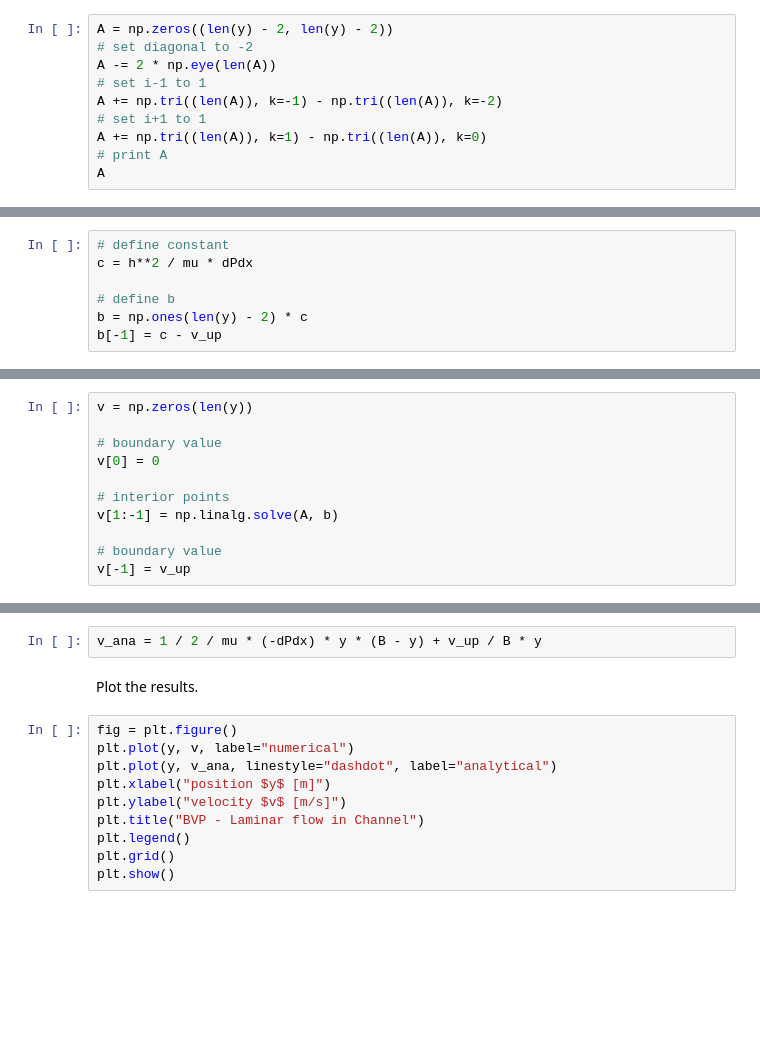
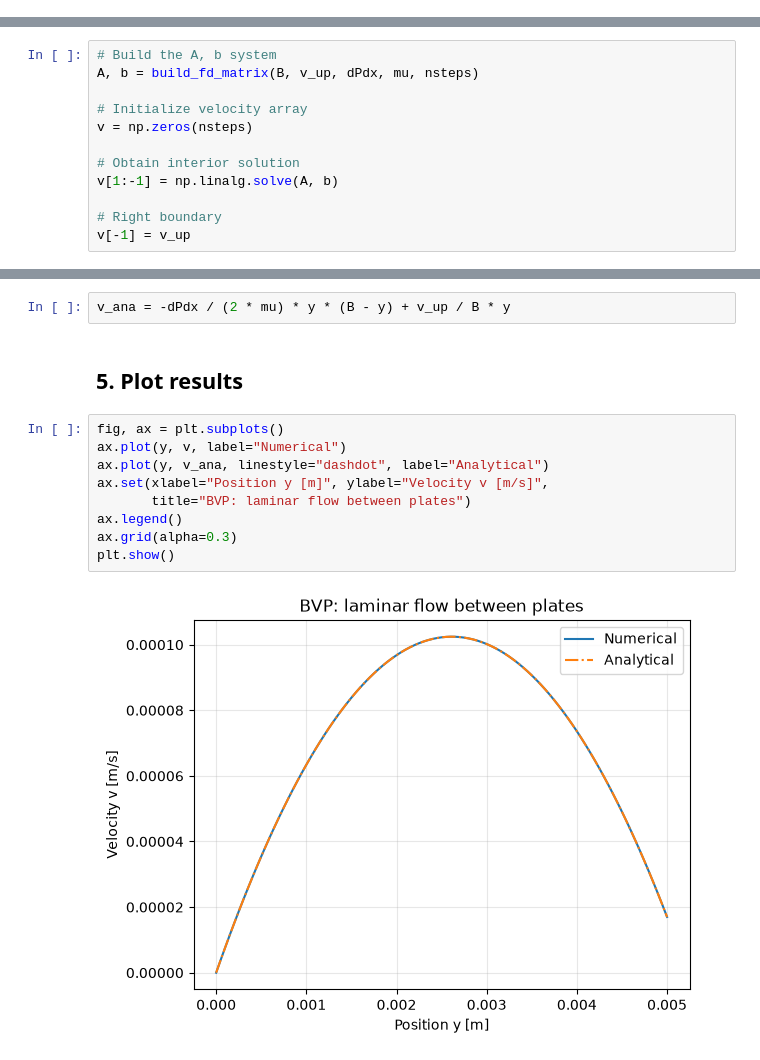
Before and after one commit to process-intelligence-research/computational_practicum_lecture_coding, a Jupyter notebook: q1_lecture_6/00_finite_difference_BVP.ipynb, the cells around one changed output, grey strips where cells are left out. Drawn from its saved outputs; the diff is of its cells as text; blank space fills up the shorter version.

```diff
--- a/q1_lecture_6/00_finite_difference_BVP.ipynb
+++ b/q1_lecture_6/00_finite_difference_BVP.ipynb
@@ -68,10 +30,0 @@ Define left hand-side matrix $A$.
-# %%
-A = np.zeros((len(y) - 2, len(y) - 2))
-# set diagonal to -2
-A -= 2 * np.eye(len(A))
-# set i-1 to 1
-A += np.tri((len(A)), k=-1) - np.tri((len(A)), k=-2)
-# set i+1 to 1
-A += np.tri((len(A)), k=1) - np.tri((len(A)), k=0)
-# print A
-A
@@ -80,7 +30,0 @@ Define right hand-side vector $b$.
-# %%
-# define constant
-c = h**2 / mu * dPdx
-
-# define b
-b = np.ones(len(y) - 2) * c
-b[-1] = c - v_up
@@ -89,11 +78,12 @@ Solve linear equation system.
 # %%
-v = np.zeros(len(y))
+# Build the A, b system
+A, b = build_fd_matrix(B, v_up, dPdx, mu, nsteps)
 
-# boundary value
-v[0] = 0
+# Initialize velocity array
+v = np.zeros(nsteps)
 
-# interior points
+# Obtain interior solution
 v[1:-1] = np.linalg.solve(A, b)
 
-# boundary value
+# Right boundary
 v[-1] = v_up
@@ -102,14 +96,15 @@ Analytical solution.
 # %%
-v_ana = 1 / 2 / mu * (-dPdx) * y * (B - y) + v_up / B * y
+v_ana = -dPdx / (2 * mu) * y * (B - y) + v_up / B * y
-# %% [markdown]
-Plot the results.
+# %% [markdown]
+## 5. Plot results
 # %%
-fig = plt.figure()
-plt.plot(y, v, label="numerical")
-plt.plot(y, v_ana, linestyle="dashdot", label="analytical")
-plt.xlabel("position $y$ [m]")
-plt.ylabel("velocity $v$ [m/s]")
-plt.title("BVP - Laminar flow in Channel")
-plt.legend()
-plt.grid()
+fig, ax = plt.subplots()
+ax.plot(y, v, label="Numerical")
+ax.plot(y, v_ana, linestyle="dashdot", label="Analytical")
+ax.set(xlabel="Position y [m]", ylabel="Velocity v [m/s]",
+       title="BVP: laminar flow between plates")
+ax.legend()
+ax.grid(alpha=0.3)
 plt.show()
+# %% [output]
+[figure, added]
```
Also changed, not shown: parts of 18 cells of this notebook, 3 other files.
